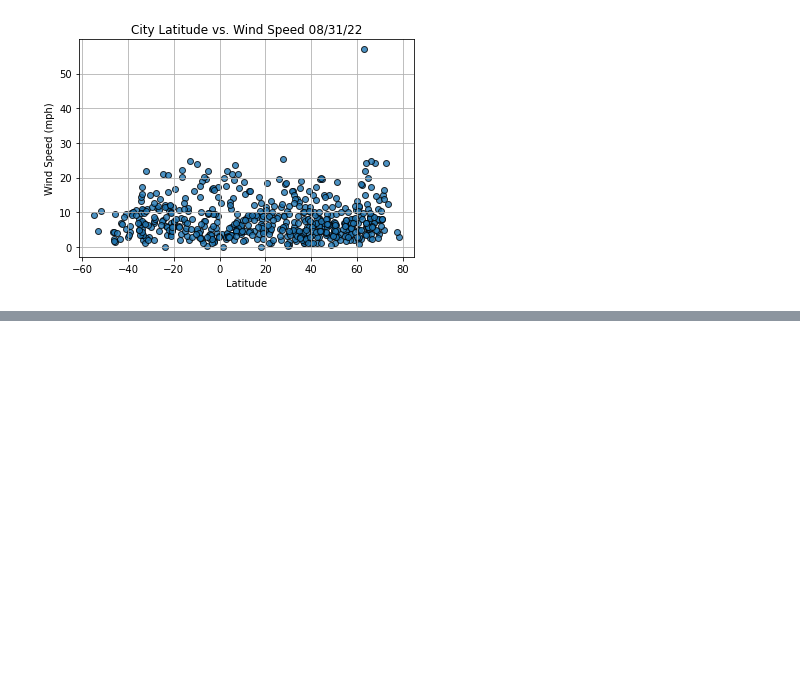
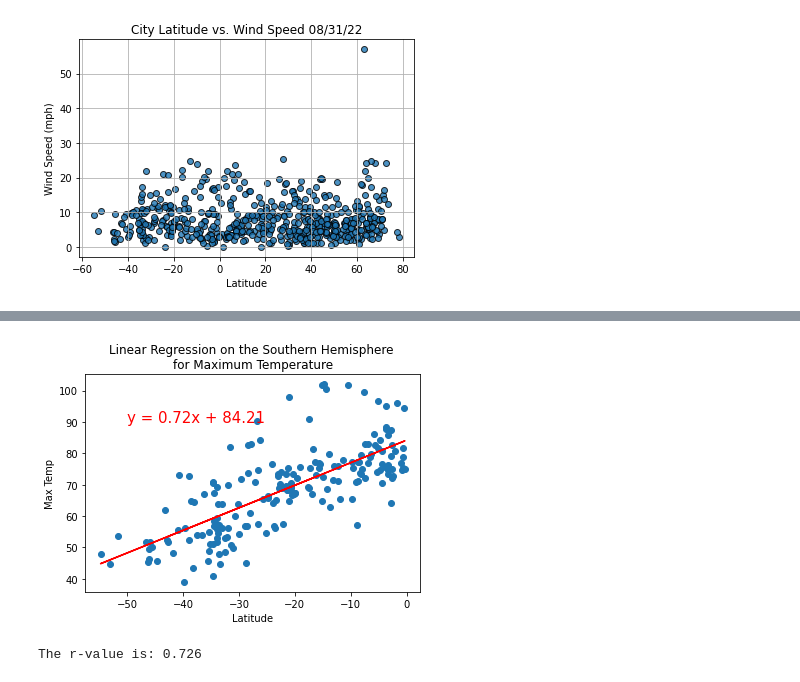
Before and after one commit to willenny/World_Weather_Analysis, a Jupyter notebook: WeatherPy.ipynb, the cells around one changed output, grey strips where cells are left out. Cells and saved outputs as stored; diff of their text form; code cells hidden in the pictures; blank space fills up the shorter version.

```diff
--- a/WeatherPy.ipynb
+++ b/WeatherPy.ipynb
@@ -276,0 +346,17 @@ plt.show()
+# %%
+# Linear regression on the Southern Hemisphere
+x_values = southern_hemi_df["Lat"]
+y_values = southern_hemi_df["Max Temp"]
+# Call the function.
+plot_linear_regression(x_values, y_values,
+                       'Linear Regression on the Southern Hemisphere \nfor Maximum Temperature', 'Max Temp',(-50,90))
+# %% [output]
+[figure, added]
+# %%
+# Perform linear regression.
+(slope, intercept, r_value, p_value, std_err) = linregress(x_values, y_values)
+
+# Get the correlation coefficient
+print(f"The r-value is: {r_value:.3f}")
+# %% [output]
+The r-value is: 0.726
```
Also changed, not shown: parts of 14 cells of this notebook.
